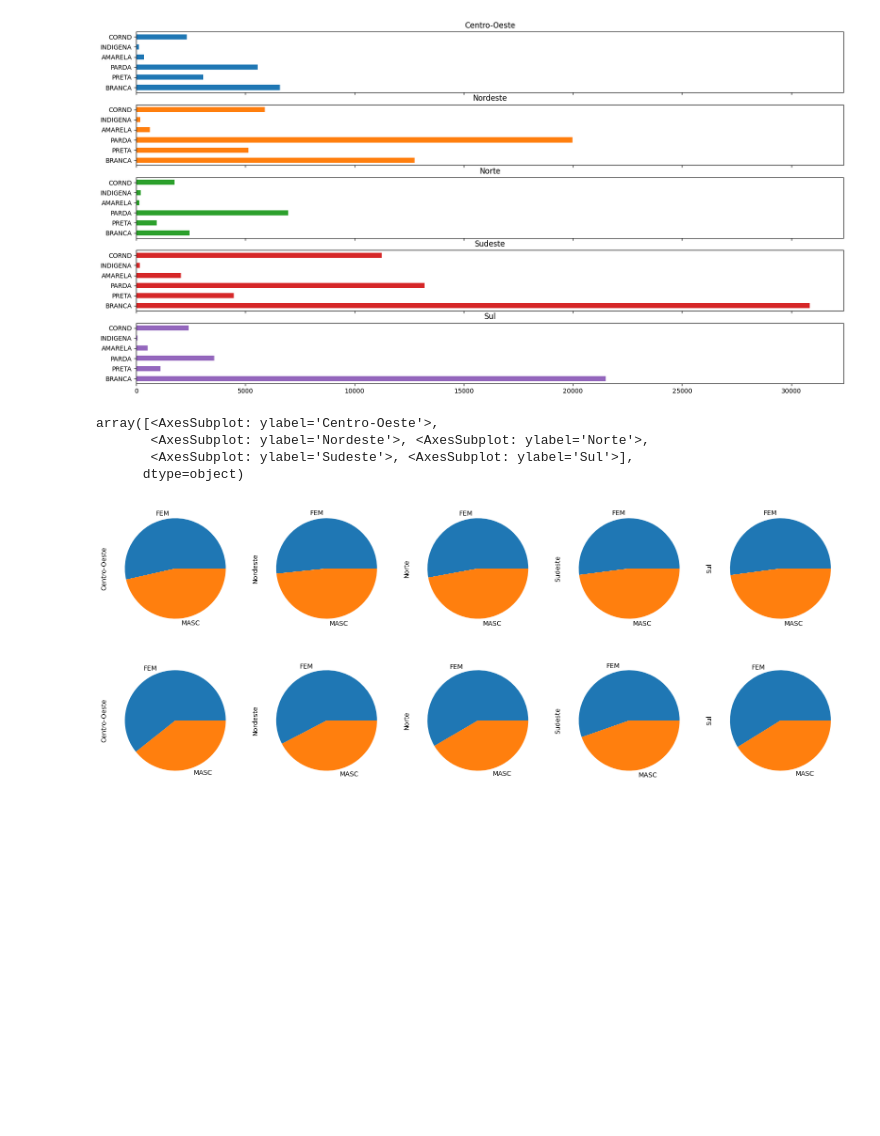
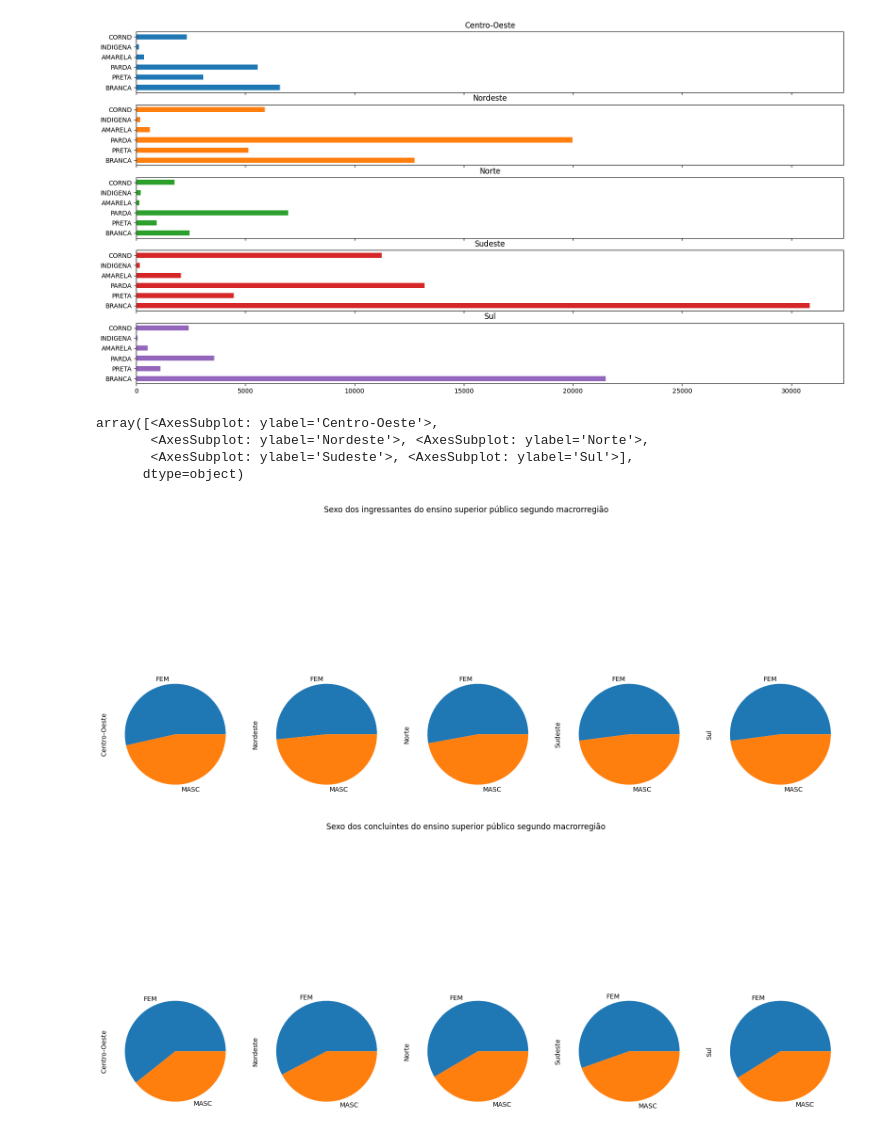
Before and after one commit to jvttr/AnaliseEnsinoSuperiorPublico, a Jupyter notebook: notebooks/analise.ipynb, the cells around one changed output. Cells and saved outputs as stored; diff of their text form; code cells hidden in the pictures; blank space fills up the shorter version.

```diff
--- a/notebooks/analise.ipynb
+++ b/notebooks/analise.ipynb
@@ -27,8 +27,7 @@ class Dados:
     def __init__(self):
         dicionarioDados = pd.read_csv(join(Path(getcwd()).parent,'dicionario_dados.csv'), sep = ";")
         self.schema = dicionarioDados
-        self.municipios = pd.read_csv(join(Path(getcwd()).parent,'dados','Municipios-Brasileiros'), sep = ",")
-
+        self.municipios = pd.read_csv(join(Path(getcwd()).parent,'dados','Municipios-Brasileiros'), sep = ",", usecols=[0,2,3]).rename(columns={'codigo_ibge':'CO_MUNICIPIO', 'latitude':'LATITUDE', 'longitude':'LONGITUDE'})
         self.parser = dict([[column, eval(parser.replace("“","\"").replace("”","\""))] for column, parser in dicionarioDados.loc[(dicionarioDados['TRADUCAO'].notna()),['COLUNA','TRADUCAO']].values])
         self.fillna = dict(dicionarioDados.loc[dicionarioDados['NULO'].notna(),['COLUNA','NULO']].values)
         self.dtypes = dict(dicionarioDados[['COLUNA','TIPOS']].values)
@@ -143,12 +142,12 @@ array([<AxesSubplot: title={'center': 'Centro-Oeste'}>,
 [figure]
 [figure]
 # %%
-ingressantes.sexo.groupby('NO_REGIAO').sum().T.plot(kind='pie', subplots=True, legend=False, figsize=(20,10))
-concluintes.sexo.groupby('NO_REGIAO').sum().T.plot(kind='pie', subplots=True, legend=False, figsize=(20,10))
+ingressantes.sexo.groupby('NO_REGIAO').sum().T.plot(kind='pie', subplots=True, legend=False, figsize=(20,10), title = 'Sexo dos ingressantes do ensino superior público segundo macrorregião')
+concluintes.sexo.groupby('NO_REGIAO').sum().T.plot(kind='pie', subplots=True, legend=False, figsize=(20,10), title = 'Sexo dos concluintes do ensino superior público segundo macrorregião')
 # %% [output]
 array([<AxesSubplot: ylabel='Centro-Oeste'>,
        <AxesSubplot: ylabel='Nordeste'>, <AxesSubplot: ylabel='Norte'>,
        <AxesSubplot: ylabel='Sudeste'>, <AxesSubplot: ylabel='Sul'>],
       dtype=object)
-[figure, old version]
+[figure, new version]
-[figure, old version]
+[figure, new version]
```
Also changed, not shown: parts of 16 cells of this notebook, 1 other file.
